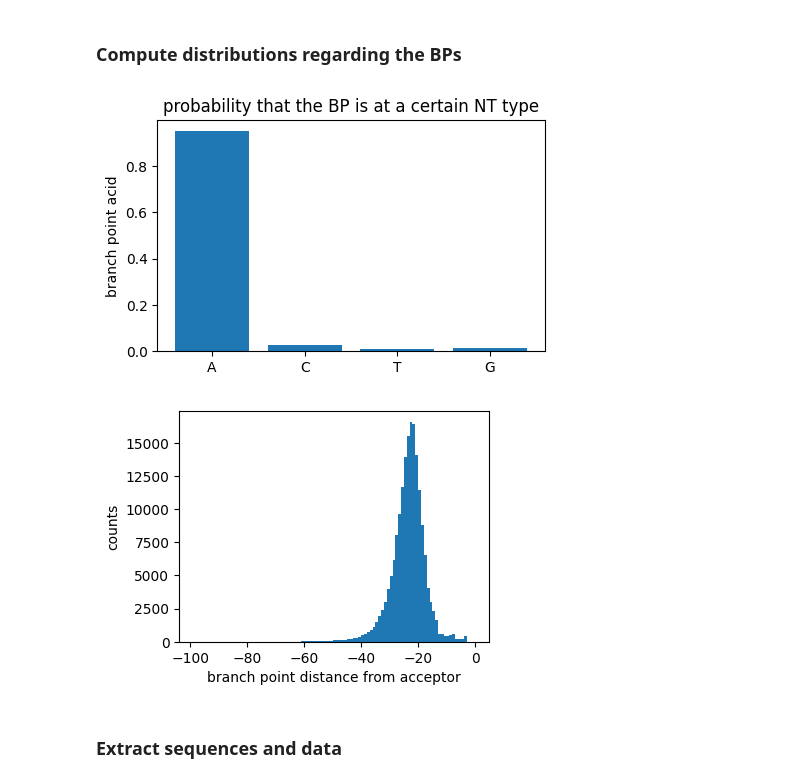
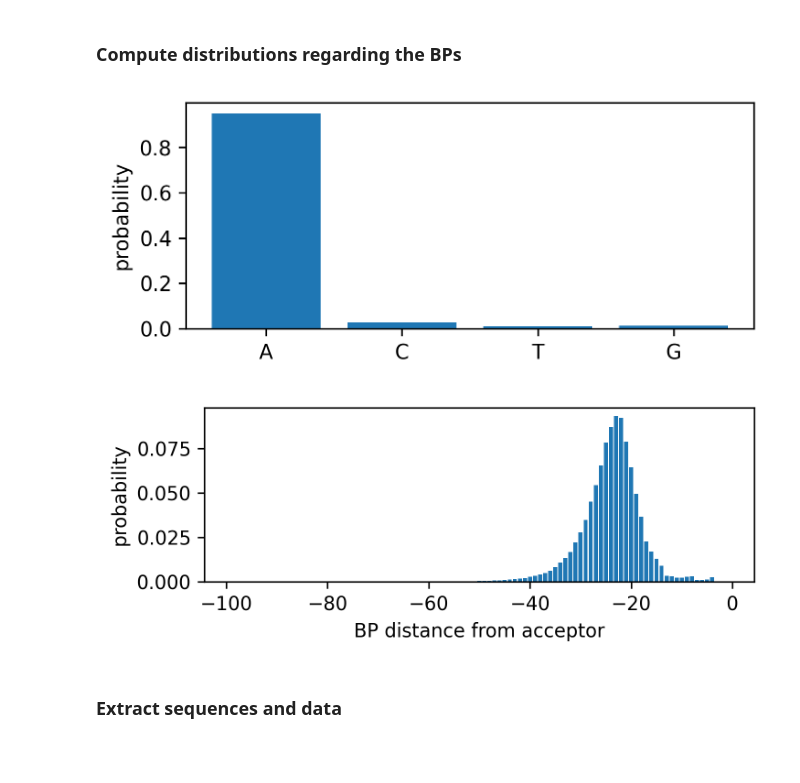
Before and after one commit to AliSaadatV/BP_LM, a Jupyter notebook: Naive_approach.ipynb, the cells around one changed output. Drawn from its saved outputs; the diff is of its cells as text; code cells hidden in the pictures; blank space fills up the shorter version.

```diff
--- a/Naive_approach.ipynb
+++ b/Naive_approach.ipynb
@@ -69,29 +69,29 @@ Test set contains 15987 data points (8.98%)
 # %%
 #find probability of a BP being a given nucleotide
 base_counts = {"A": 0, "C": 0, "T": 0, "G": 0}
 
 for i, sequence in enumerate(train_df["IVS_SEQ"]):
     base = sequence[train_df["BP_ACC_DIST"][i]]
     if base in base_counts:
         base_counts[base] += 1
 
 As, Cs, Ts, Gs = base_counts["A"], base_counts["C"], base_counts["T"], base_counts["G"]
 
 As /= len(train_df["IVS_SEQ"])
 Cs /= len(train_df["IVS_SEQ"])
 Ts /= len(train_df["IVS_SEQ"])
 Gs /= len(train_df["IVS_SEQ"])
 
 NT_probs = {"A": As, "C" : Cs, "T" : Ts, "G" : Gs}
 
 #Plot probability of NTs
-fig, ax = plt.subplots(figsize = (5,3), dpi = 100)
+fig, ax = plt.subplots(figsize = (5,2), dpi = 300)
 ax.bar(["A", "C", "T", "G"], [As, Cs, Ts, Gs])
-ax.set_ylabel('branch point acid')
-ax.set_title('probability that the BP is at a certain NT type')
+ax.set_ylabel('probability')
+fig.savefig("NT_hist.png")
 plt.show()
 # %% [output]
-[figure, old version]
+[figure, new version]
 # %%
 positions = df["BP_ACC_DIST"].to_numpy()
 
@@ -99,12 +99,17 @@ minimum = np.min(positions)
 maximum = np.max(positions)
 avg = np.mean(positions)
 
-fig, ax = plt.subplots(figsize = (4,3), dpi = 100)
-n, bins, patches = ax.hist(positions, 0-minimum, (minimum,0))
-ax.set_xlabel("branch point distance from acceptor")
-ax.set_ylabel("counts")
+fig, ax = plt.subplots(figsize = (5,2), dpi = 300, tight_layout=True)
+#n, bins, patches = ax.hist(positions, 0-minimum, (minimum,0))
+bins = np.arange(minimum, 1, 1)
+n, _ = np.histogram(positions, bins)
+probs = n/np.sum(n) # Turn into probability distribution
+ax.bar(bins[:-1], probs)
+ax.set_xlabel("BP distance from acceptor")
+ax.set_ylabel("probability")
+fig.savefig("place_hist.png")
 fig.show()
 # %% [output]
-[figure, old version]
+[figure, new version]
 # %%
 location_probabilities = n/len(df["BP_ACC_DIST"]) #normalize the probabilities
```
Also changed, not shown: parts of 17 cells of this notebook.
